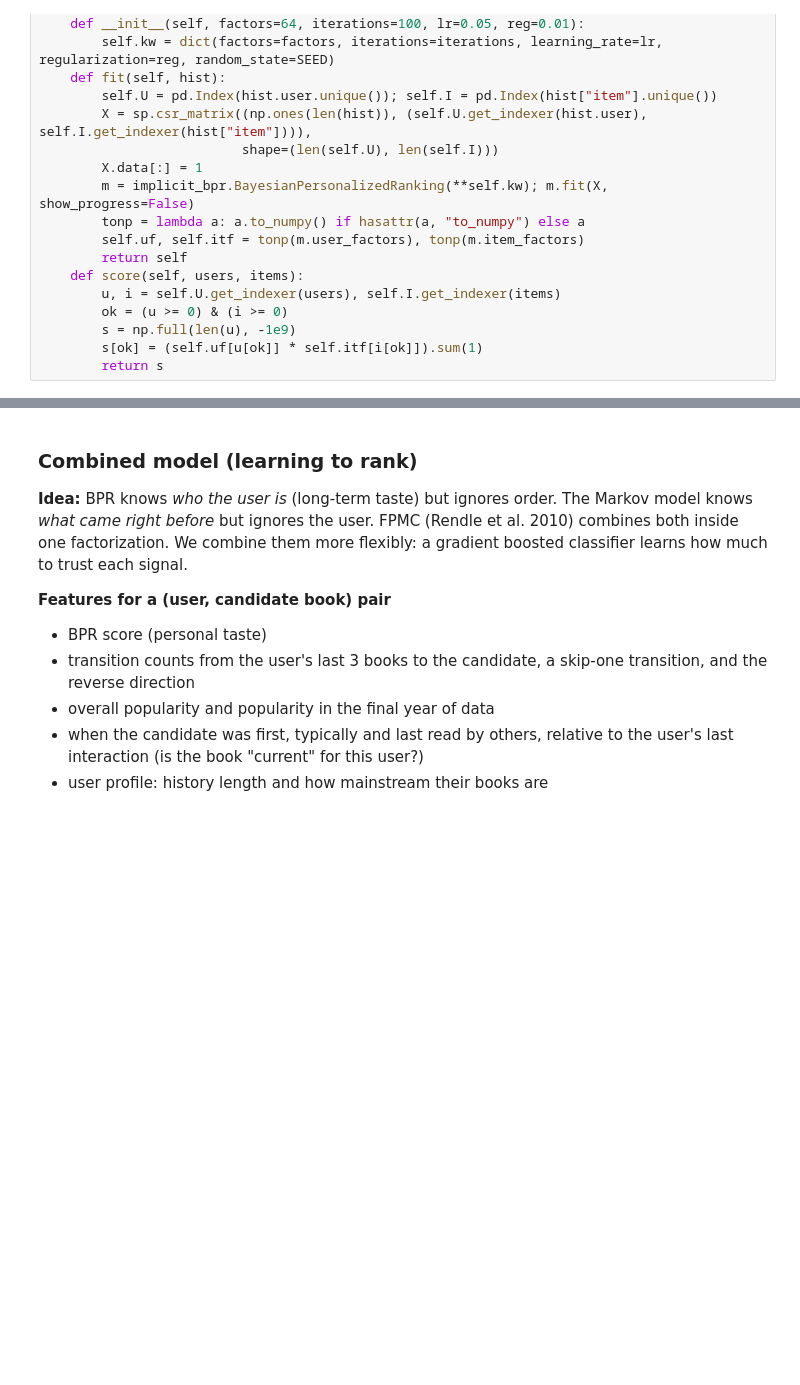
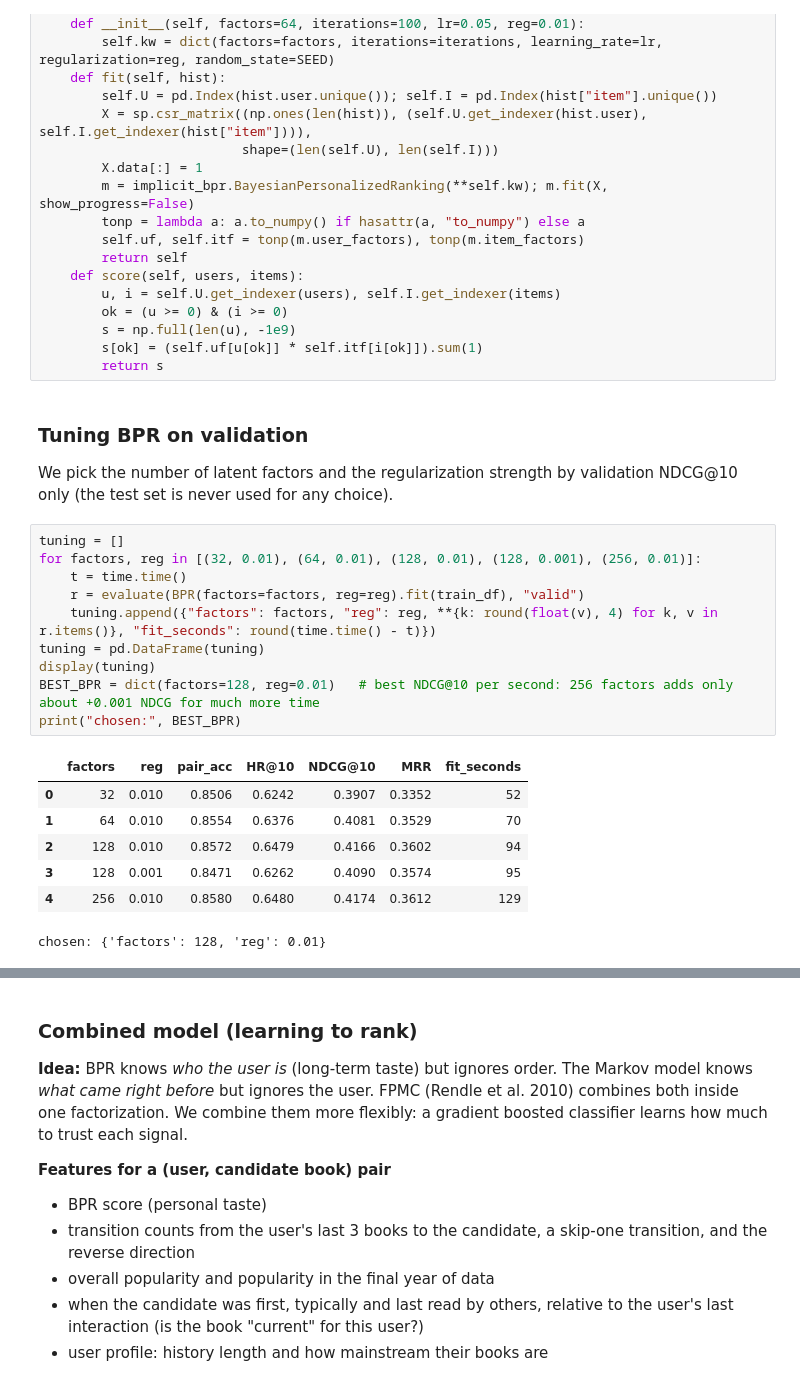
Before and after one commit to woosik-study/cse158-assignment2, a Jupyter notebook: assignment2.ipynb, the cells around one changed output, grey strips where cells are left out. Cells and saved outputs as stored; diff of their text form; blank space fills up the shorter version.

Commit message:
Tune BPR on validation, add model trade-offs and takeaways, add submission guide and checker

```diff
--- a/assignment2.ipynb
+++ b/assignment2.ipynb
@@ -238,5 +238,27 @@ class BPR:
         s = np.full(len(u), -1e9)
         s[ok] = (self.uf[u[ok]] * self.itf[i[ok]]).sum(1)
         return s
+# %% [markdown]
+### Tuning BPR on validation
+
+We pick the number of latent factors and the regularization strength by validation NDCG@10 only (the test set is never used for any choice).
+# %%
+tuning = []
+for factors, reg in [(32, 0.01), (64, 0.01), (128, 0.01), (128, 0.001), (256, 0.01)]:
+    t = time.time()
+    r = evaluate(BPR(factors=factors, reg=reg).fit(train_df), "valid")
+    tuning.append({"factors": factors, "reg": reg, **{k: round(float(v), 4) for k, v in r.items()}, "fit_seconds": round(time.time() - t)})
+tuning = pd.DataFrame(tuning)
+display(tuning)
+BEST_BPR = dict(factors=128, reg=0.01)   # best NDCG@10 per second: 256 factors adds only about +0.001 NDCG for much more time
+print("chosen:", BEST_BPR)
+# %% [output]
+|  | factors | reg | pair_acc | HR@10 | NDCG@10 | MRR | fit_seconds |
+| 0 | 32 | 0.010 | 0.8506 | 0.6242 | 0.3907 | 0.3352 | 52 |
+| 1 | 64 | 0.010 | 0.8554 | 0.6376 | 0.4081 | 0.3529 | 70 |
+| 2 | 128 | 0.010 | 0.8572 | 0.6479 | 0.4166 | 0.3602 | 94 |
+| 3 | 128 | 0.001 | 0.8471 | 0.6262 | 0.4090 | 0.3574 | 95 |
+| 4 | 256 | 0.010 | 0.8580 | 0.6480 | 0.4174 | 0.3612 | 129 |
+chosen: {'factors': 128, 'reg': 0.01}
 # %%
 hist_test = pd.concat([train_df, valid_df])
```
Also changed, not shown: parts of 10 cells of this notebook, 3 other files.
